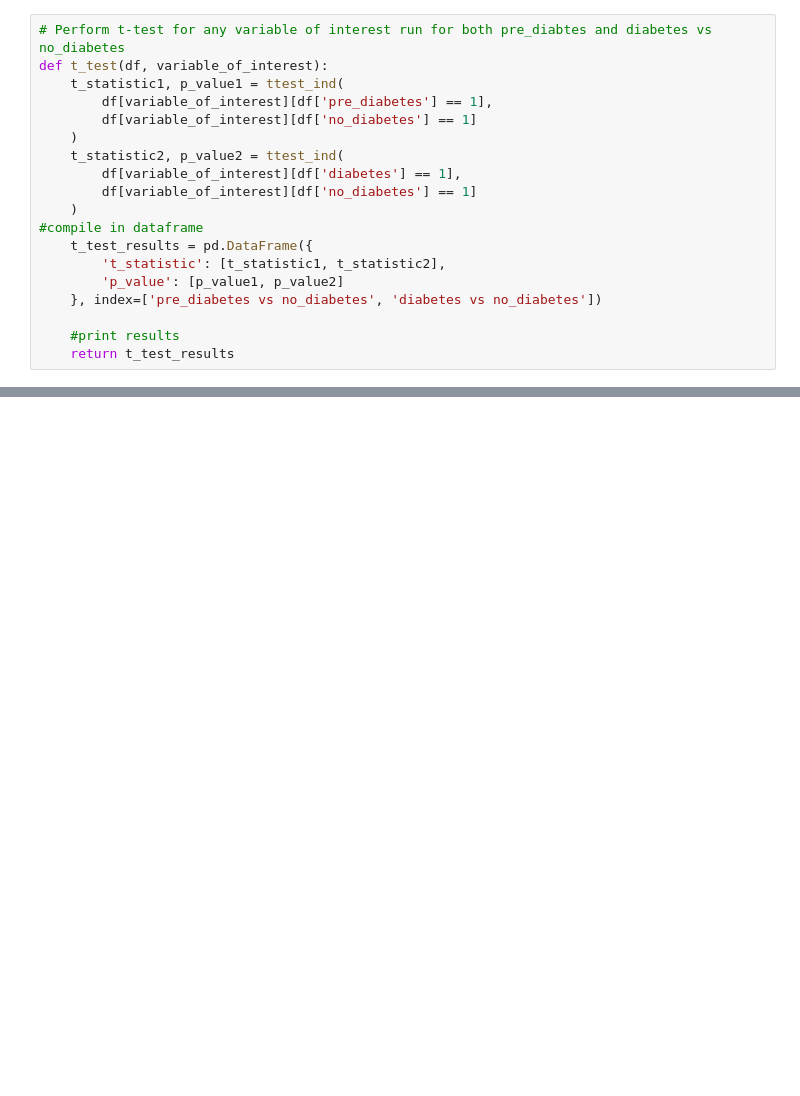
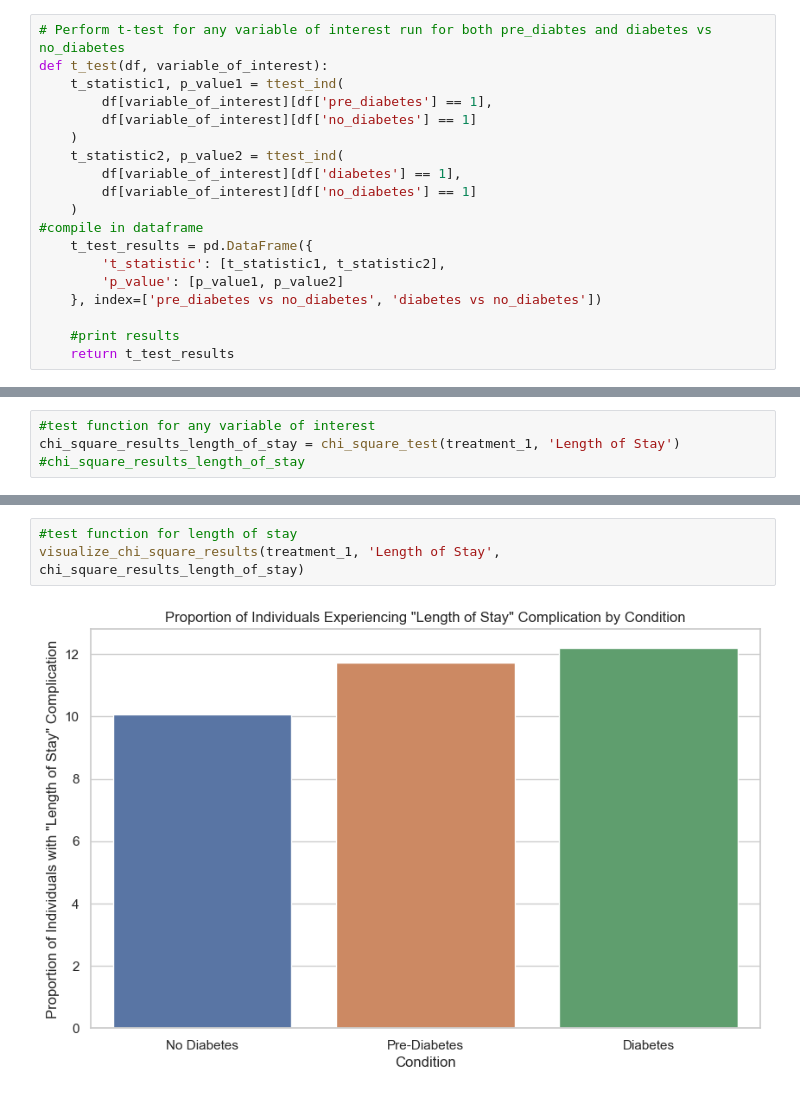
Before and after one commit to mehakrafiq/MedicalStats, a Jupyter notebook: T1_DataAnalysis.ipynb, the cells around one changed output, grey strips where cells are left out. Saved outputs shown, nothing was run; the diff lists cells and outputs as text; blank space fills up the shorter version.

```diff
--- a/T1_DataAnalysis.ipynb
+++ b/T1_DataAnalysis.ipynb
@@ -576,0 +263,4 @@ for variable_of_interest in columns_to_test:
+# %%
+#test function for any variable of interest
+chi_square_results_length_of_stay = chi_square_test(treatment_1, 'Length of Stay')
+#chi_square_results_length_of_stay
@@ -576,0 +296,5 @@ for variable_of_interest in columns_to_test:
+# %%
+#test function for length of stay
+visualize_chi_square_results(treatment_1, 'Length of Stay', chi_square_results_length_of_stay)
+# %% [output]
+[figure, added]
```
Also changed, not shown: parts of 52 cells of this notebook, 40 other files.
